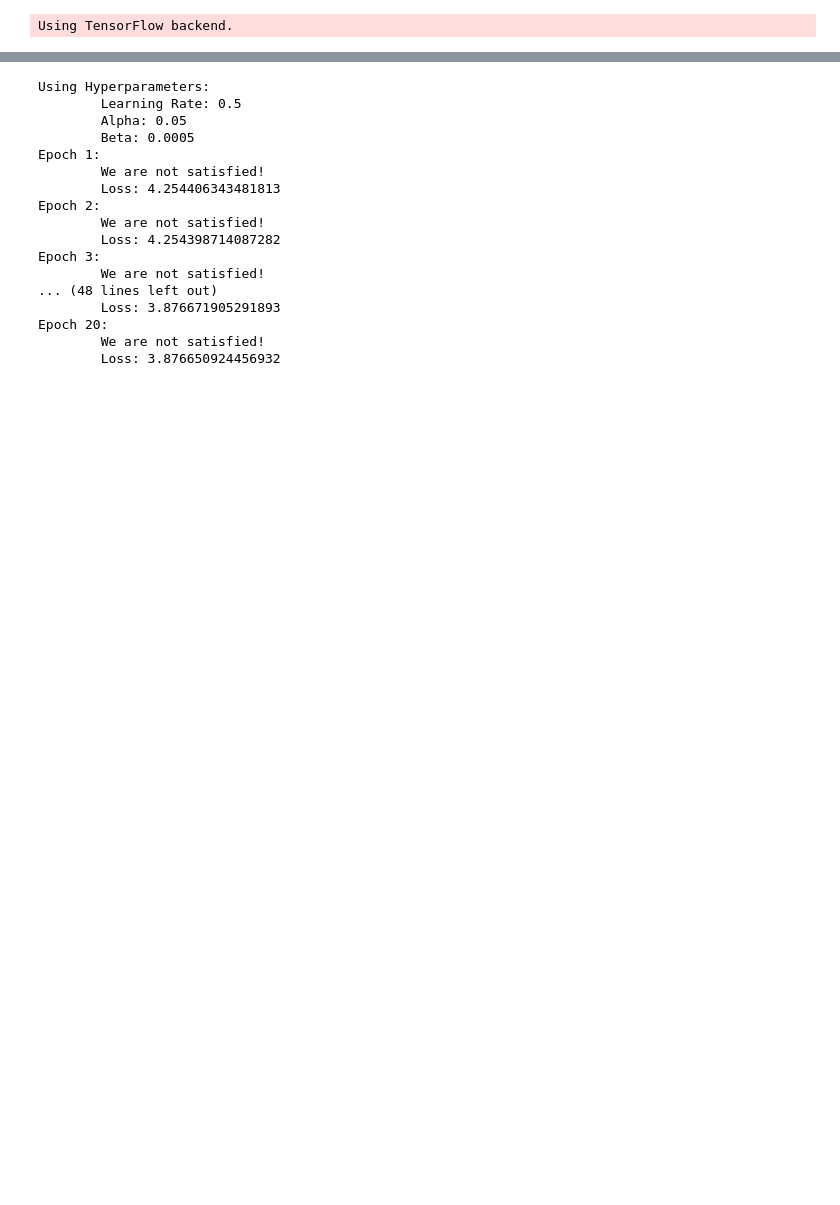
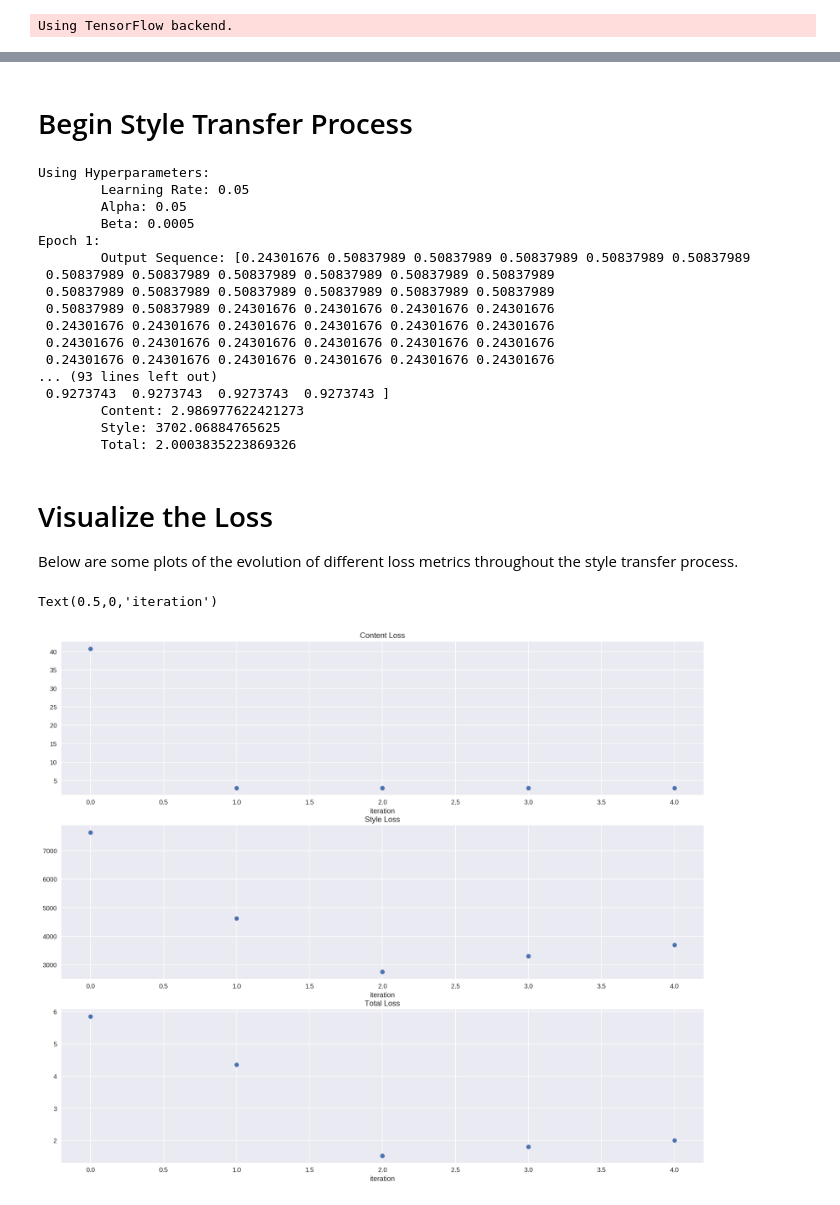
Before and after one commit to TeamEGG/style_transfer, a Jupyter notebook: Keras_Style_Transfer.ipynb, the cells around one changed output, grey strips where cells are left out. Saved outputs shown, nothing was run; the diff lists cells and outputs as text; code cells hidden in the pictures; blank space fills up the shorter version.

```diff
--- a/Keras_Style_Transfer.ipynb
+++ b/Keras_Style_Transfer.ipynb
@@ -540,8 +536,8 @@ model.load_weights('new_weights.hdf5')
 
 # Make a copy of the trained model that we'll modify for style transfer purposes.
 hparams = {}
-hparams['learning_rate'] = 5e-1
-hparams['alpha'] = 5e-2   # Weight of content loss
+hparams['learning_rate'] = 1e-2
+hparams['alpha'] = 5e-1   # Weight of content loss
 hparams['beta'] = 5e-4    # Weight of style loss
 hparams['eps'] = 5.0      # Delta loss stopping criteria
 
@@ -555,23 +551,52 @@ transfer_model.add(Dense(256))
 transfer_model.add(Dropout(0.3))
 transfer_model.add(Dense(359))
 transfer_model.add(Activation('softmax'))
+# %% [markdown]
+# Begin Style Transfer Process
 # %%
-out_song = transfer_style(melody, model, transfer_model, hparams)
+out_song, loss_history = transfer_style(melody, model, transfer_model, hparams)
 # %% [output]
 Using Hyperparameters:
-        Learning Rate: 0.5
+        Learning Rate: 0.05
         Alpha: 0.05
         Beta: 0.0005
 Epoch 1:
-        We are not satisfied!
-        Loss: 4.254406343481813
-Epoch 2:
-        We are not satisfied!
-        Loss: 4.254398714087282
-Epoch 3:
-        We are not satisfied!
-... (48 lines left out)
-        Loss: 3.876671905291893
-Epoch 20:
-        We are not satisfied!
-        Loss: 3.876650924456932
+        Output Sequence: [0.24301676 0.50837989 0.50837989 0.50837989 0.50837989 0.50837989
+ 0.50837989 0.50837989 0.50837989 0.50837989 0.50837989 0.50837989
+ 0.50837989 0.50837989 0.50837989 0.50837989 0.50837989 0.50837989
+ 0.50837989 0.50837989 0.24301676 0.24301676 0.24301676 0.24301676
+ 0.24301676 0.24301676 0.24301676 0.24301676 0.24301676 0.24301676
+ 0.24301676 0.24301676 0.24301676 0.24301676 0.24301676 0.24301676
+ 0.24301676 0.24301676 0.24301676 0.24301676 0.24301676 0.24301676
+... (93 lines left out)
+ 0.9273743  0.9273743  0.9273743  0.9273743 ]
+        Content: 2.986977622421273
+        Style: 3702.06884765625
+        Total: 2.0003835223869326
+# %% [markdown]
+# Visualize the Loss
+
+Below are some plots of the evolution of different loss metrics throughout the style transfer process.
+# %%
+import matplotlib.pyplot as plt
+
+cl, sl, tl = zip(*loss_history)
+
+plt.figure(figsize = (18,15))
+plt.subplot(3,1,1)
+plt.title("Content Loss")
+plt.plot(cl, 'o')
+plt.xlabel('iteration')
+
+plt.subplot(3,1,2)
+plt.title("Style Loss")
+plt.plot(sl, 'o')
+plt.xlabel('iteration')
+
+plt.subplot(3,1,3)
+plt.title("Total Loss")
+plt.plot(tl, 'o')
+plt.xlabel('iteration')
+# %% [output]
+Text(0.5,0,'iteration')
+[figure, added]
```
Also changed, not shown: parts of 31 cells of this notebook.
